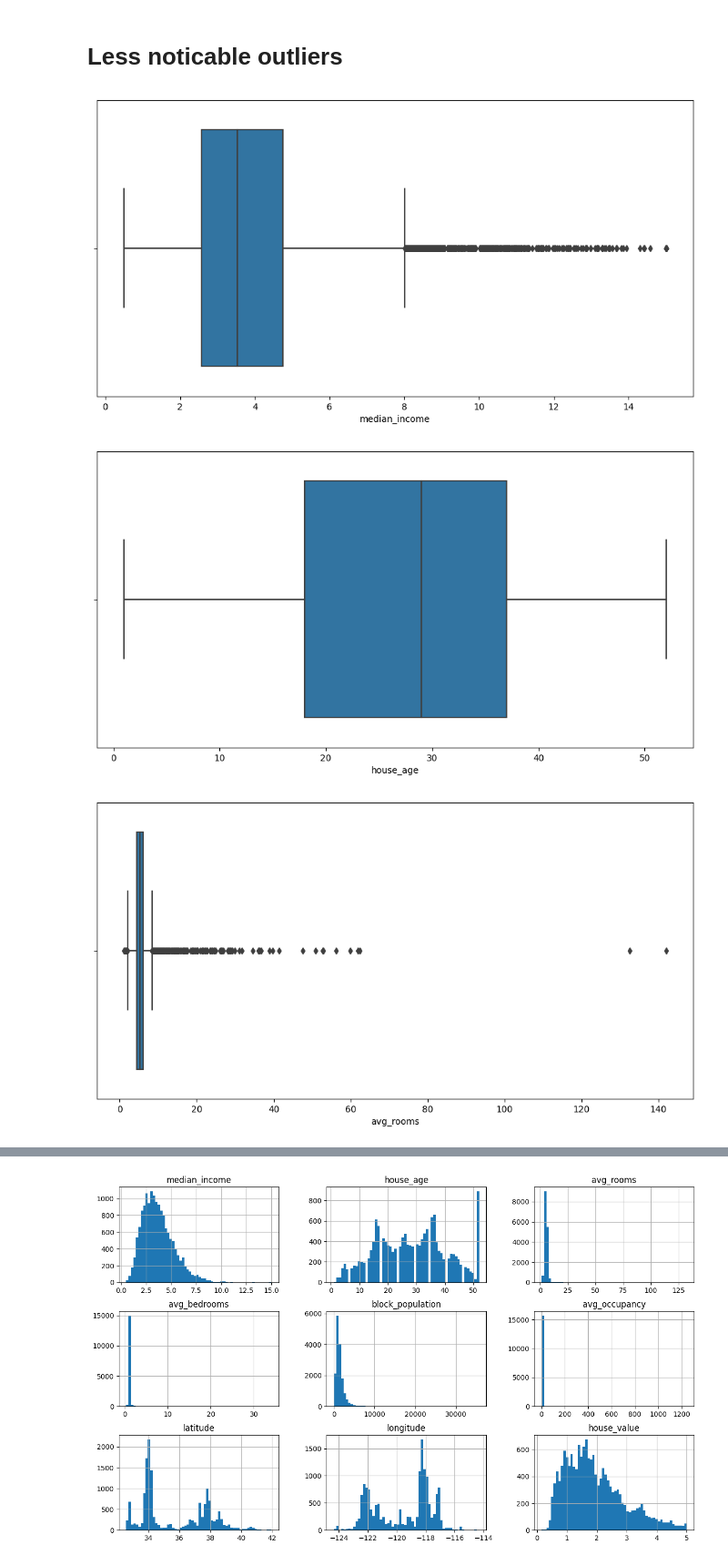
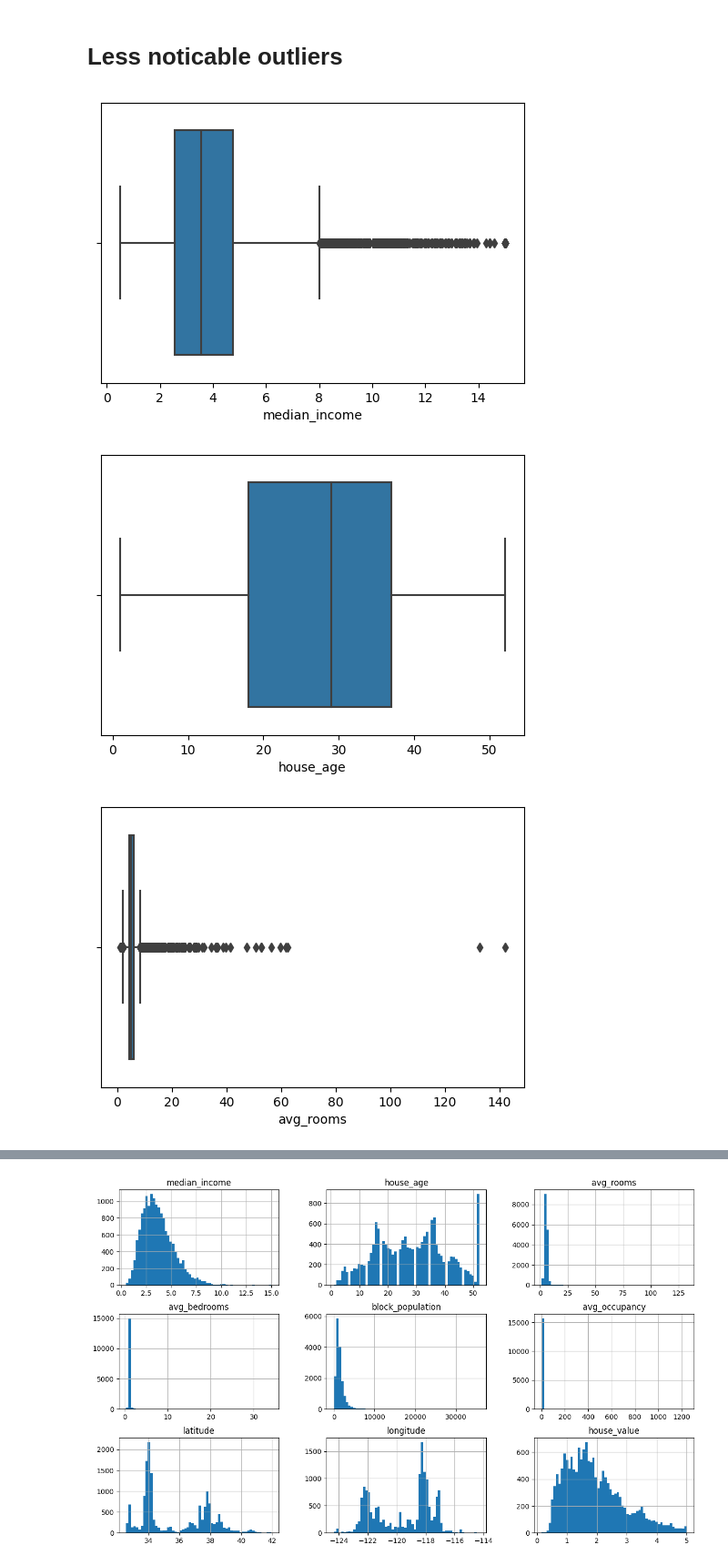
Before and after one commit to Motion115/ML-Labs, a Jupyter notebook: lab1/EDA_and_data_cleaning.ipynb, the cells around one changed output, grey strips where cells are left out. Shown at 91% size. Cells and saved outputs as stored; diff of their text form; code cells hidden in the pictures.

```diff
--- a/lab1/EDA_and_data_cleaning.ipynb
+++ b/lab1/EDA_and_data_cleaning.ipynb
@@ -238,16 +238,16 @@ A clear line can be seen at 500k at which the data is capped. Similar lines can
 # %%
 # fig, ax = plt.subplots()
 # trdata.boxplot(figsize=(15,9),ax=ax)4
 
 filepath = './img/boxplot'
 if not os.path.isdir(filepath):
     os.mkdir(filepath)
 for i in trdata.columns:
     fig, ax = plt.subplots()
-    fig.set_size_inches(12,6)
+    fig.set_size_inches(6,4)
     sns.boxplot(x=i,data=trdata,ax=ax)
     fig.savefig(filepath+'/'+i)
 # %% [output]
-[figure, old version]
+[figure, new version]
-[figure, old version]
+[figure, new version]
-[figure, old version]
+[figure, new version]
```
Also changed, not shown: parts of 1 cell of this notebook, 9 other files.
